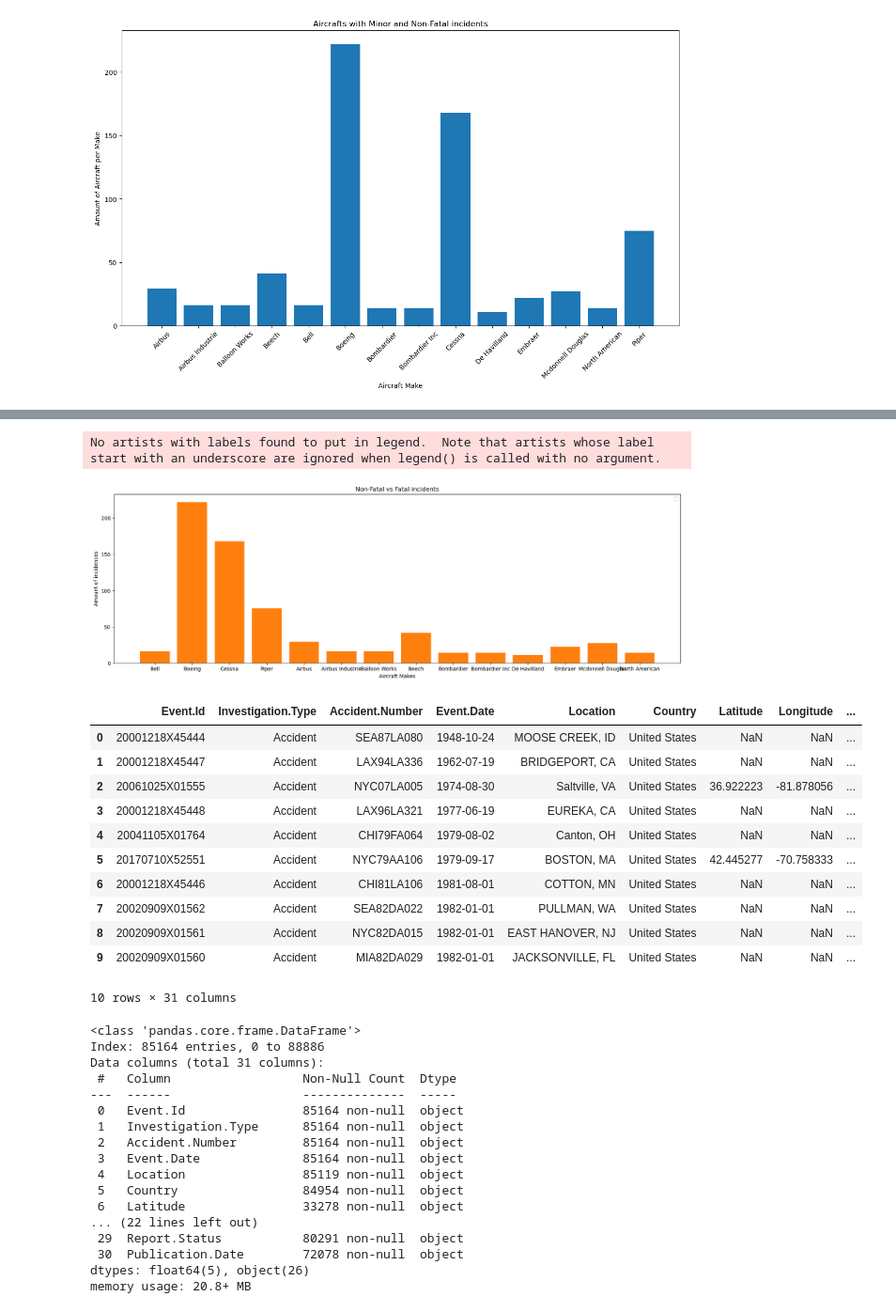
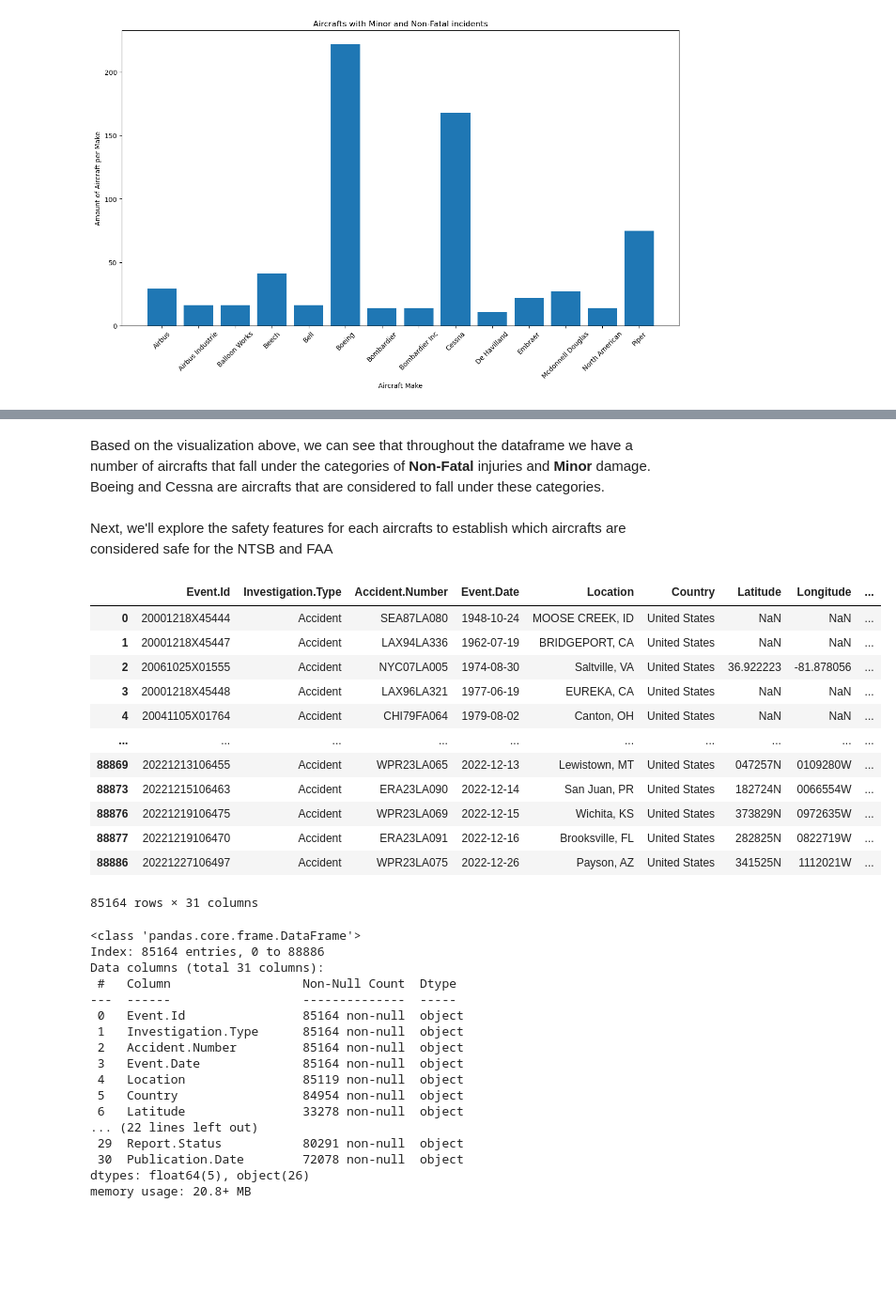
Before and after one commit to omendez930/Aircraft_purchase_analysis, a Jupyter notebook: Index.ipynb, the cells around one changed output, grey strips where cells are left out. Shown at 94% size. Drawn from its saved outputs; the diff is of its cells as text; code cells hidden in the pictures; blank space fills up the shorter version.

```diff
--- a/Index.ipynb
+++ b/Index.ipynb
@@ -686,34 +604,23 @@ fatal_make_over_5_count =fatal_minor_aircrafts[fatal_minor_aircrafts['Count'] >
-# %%
-fig, ax = plt.subplots(figsize=(20,6))
-
-# ax.scatter(fatal_make_over_5_count['Make'], fatal_make_over_5_count['Count'], marker='o', color='red')
-# ax.scatter(make_over_10['Make'], make_over_10['Count'], marker='o', color='green')
-ax.bar(fatal_make_over_5_count['Make'], fatal_make_over_5_count['Count'])
-ax.bar(make_over_10['Make'], make_over_10['Count'])
-ax.set_xlabel('Aircraft Makes')
-ax.set_ylabel('Amount of incidences')
-ax.set_title('Non-Fatal vs Fatal incidents')
-ax.legend()
-# ax.set_xticks(fatal_make_over_5_count['Make'],rotation=50)
-plt.show();
-# %% [output]
-No artists with labels found to put in legend.  Note that artists whose label start with an underscore are ignored when legend() is called with no argument.
-[figure, removed]
-# %%
-data.head(10)
-# %% [output]
-|  | Event.Id | Investigation.Type | Accident.Number | Event.Date | Location | Country | Latitude | Longitude | ... |
-| 0 | 20001218X45444 | Accident | SEA87LA080 | 1948-10-24 | MOOSE CREEK, ID | United States | NaN | NaN | ... |
-| 1 | 20001218X45447 | Accident | LAX94LA336 | 1962-07-19 | BRIDGEPORT, CA | United States | NaN | NaN | ... |
-| 2 | 20061025X01555 | Accident | NYC07LA005 | 1974-08-30 | Saltville, VA | United States | 36.922223 | -81.878056 | ... |
-| 3 | 20001218X45448 | Accident | LAX96LA321 | 1977-06-19 | EUREKA, CA | United States | NaN | NaN | ... |
-| 4 | 20041105X01764 | Accident | CHI79FA064 | 1979-08-02 | Canton, OH | United States | NaN | NaN | ... |
-| 5 | 20170710X52551 | Accident | NYC79AA106 | 1979-09-17 | BOSTON, MA | United States | 42.445277 | -70.758333 | ... |
-| 6 | 20001218X45446 | Accident | CHI81LA106 | 1981-08-01 | COTTON, MN | United States | NaN | NaN | ... |
-| 7 | 20020909X01562 | Accident | SEA82DA022 | 1982-01-01 | PULLMAN, WA | United States | NaN | NaN | ... |
-| 8 | 20020909X01561 | Accident | NYC82DA015 | 1982-01-01 | EAST HANOVER, NJ | United States | NaN | NaN | ... |
-| 9 | 20020909X01560 | Accident | MIA82DA029 | 1982-01-01 | JACKSONVILLE, FL | United States | NaN | NaN | ... |
-10 rows × 31 columns
+# %% [markdown]
+Based on the visualization above, we can see that throughout the dataframe we have a number of aircrafts that fall under the categories of **Non-Fatal** injuries and **Minor** damage. Boeing and Cessna are aircrafts that are considered to fall under these categories.
+# %% [markdown]
+Next, we'll explore the safety features for each aircrafts to establish which aircrafts are considered safe for the NTSB and FAA
+# %%
+ data
+# %% [output]
+|  | Event.Id | Investigation.Type | Accident.Number | Event.Date | Location | Country | Latitude | Longitude | ... |
+| 0 | 20001218X45444 | Accident | SEA87LA080 | 1948-10-24 | MOOSE CREEK, ID | United States | NaN | NaN | ... |
+| 1 | 20001218X45447 | Accident | LAX94LA336 | 1962-07-19 | BRIDGEPORT, CA | United States | NaN | NaN | ... |
+| 2 | 20061025X01555 | Accident | NYC07LA005 | 1974-08-30 | Saltville, VA | United States | 36.922223 | -81.878056 | ... |
+| 3 | 20001218X45448 | Accident | LAX96LA321 | 1977-06-19 | EUREKA, CA | United States | NaN | NaN | ... |
+| 4 | 20041105X01764 | Accident | CHI79FA064 | 1979-08-02 | Canton, OH | United States | NaN | NaN | ... |
+| ... | ... | ... | ... | ... | ... | ... | ... | ... | ... |
+| 88869 | 20221213106455 | Accident | WPR23LA065 | 2022-12-13 | Lewistown, MT | United States | 047257N | 0109280W | ... |
+| 88873 | 20221215106463 | Accident | ERA23LA090 | 2022-12-14 | San Juan, PR | United States | 182724N | 0066554W | ... |
+| 88876 | 20221219106475 | Accident | WPR23LA069 | 2022-12-15 | Wichita, KS | United States | 373829N | 0972635W | ... |
+| 88877 | 20221219106470 | Accident | ERA23LA091 | 2022-12-16 | Brooksville, FL | United States | 282825N | 0822719W | ... |
+| 88886 | 20221227106497 | Accident | WPR23LA075 | 2022-12-26 | Payson, AZ | United States | 341525N | 1112021W | ... |
+85164 rows × 31 columns
 # %%
 data.info()
 # %% [output]
```
Also changed, not shown: parts of 27 cells of this notebook.
